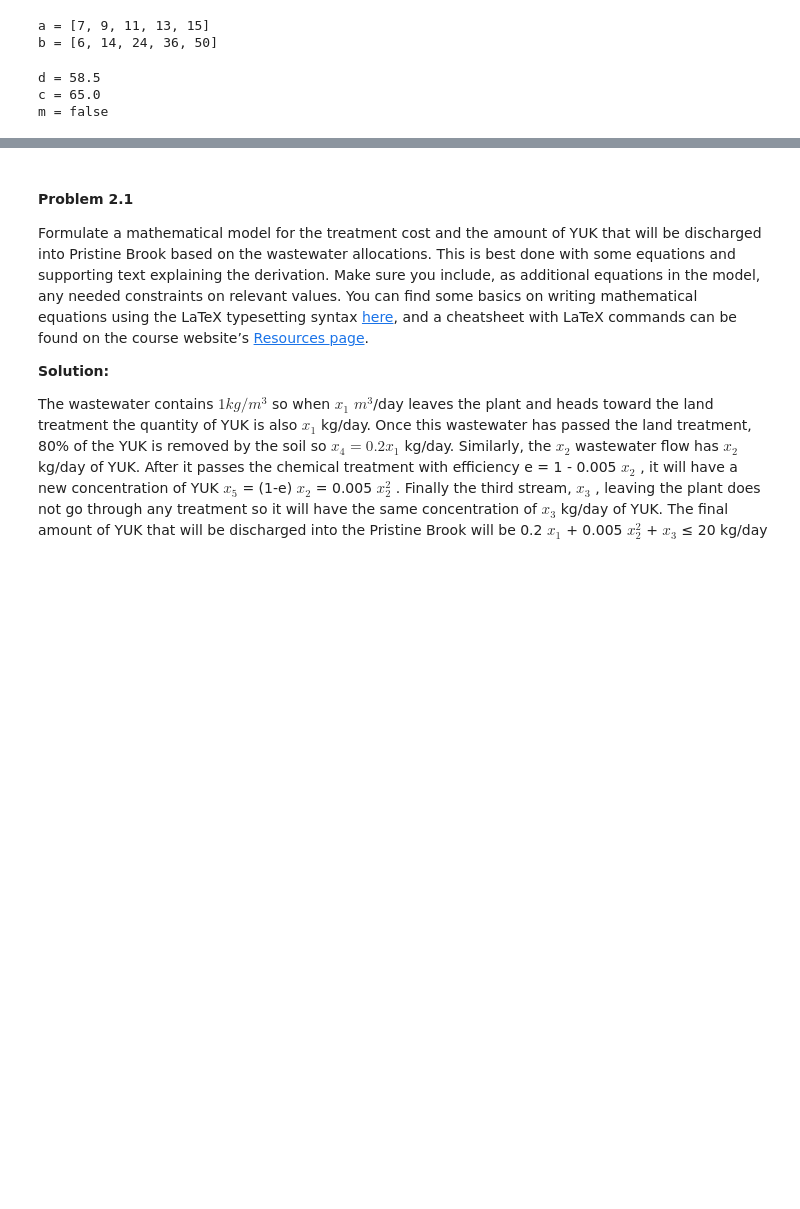
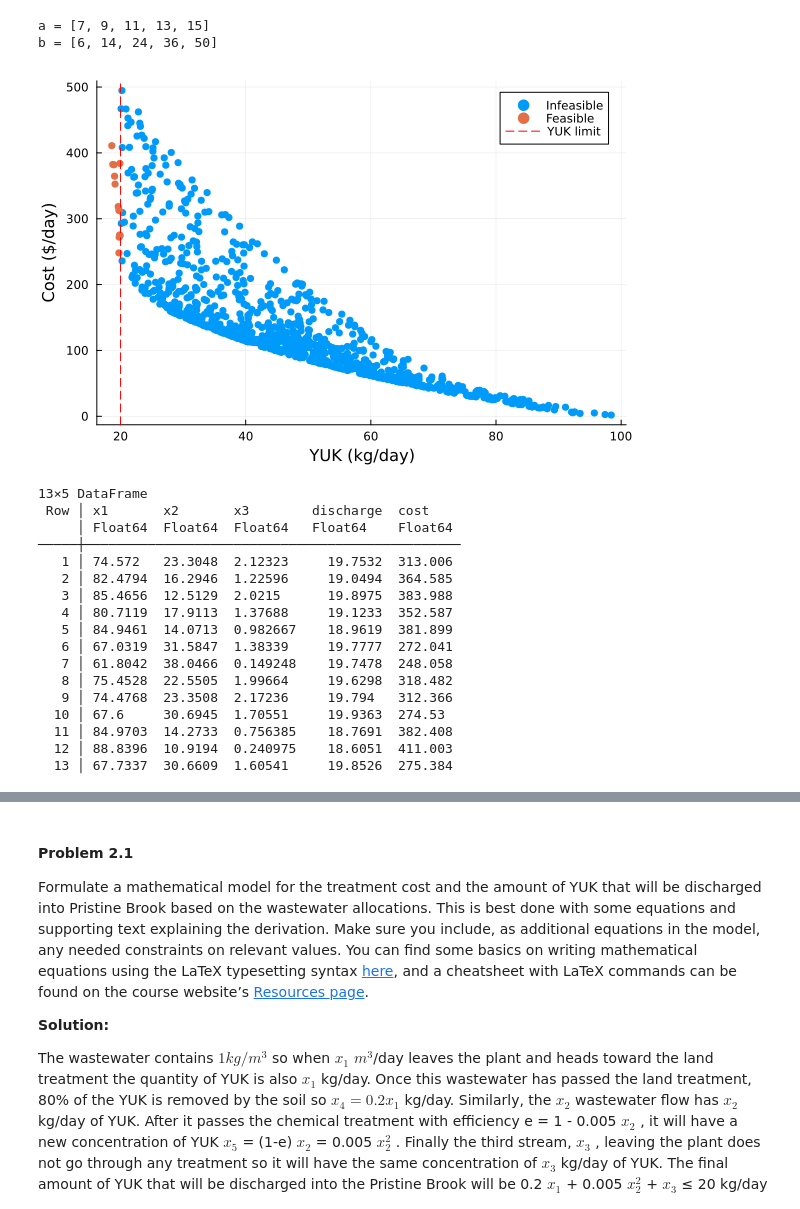
Before and after one commit to BEE4750-FA25/bee4750-hw1-rv297, a Jupyter notebook: hw01.ipynb, the cells around one changed output, grey strips where cells are left out. Cells and saved outputs as stored; diff of their text form; code cells hidden in the pictures; blank space fills up the shorter version.

Commit message:
problem 2.3

```diff
--- a/hw01.ipynb
+++ b/hw01.ipynb
@@ -340,30 +357,77 @@ b = [6, 14, 24, 36, 50]
 # %%
 function yuk_output(x1, x2, Q = 100)
     x3 = 100 - x1 - x2 #find x3 - water receiving NO treatment
     discharge = 0.2 * x1 + 0.005 * x2^2 + x3 #total YUK concentration going into Pristine Brook (kg/day)
     cost = ( x1^2 / 20 ) + 1.50 * x2 #total cost of the water treatment for x1 and x2 ($/day)
 
     #Discharge of YUK into the Pristine Brok must be less than 20 kg/day, this part of the code shows whether this standard is met by the given wastewater allocations in the system
     if discharge <= 20 #if YUK concentration is no more than 20kg/day, then standard is met
         meets_standard = true
     else
         meets_standard = false #if it is more than 20kg/day, standard is NOT met
+    end
     return(discharge, cost, meets_standard)
-    end
+
 end
 
 """
 x1 = 20
 x2 = 30
 (d, c, m) = yuk_output(x1, x2, 100)
 @show d;
 @show c;
 @show m;
 """
+
+# Problem 2.3
+using Random, Distributions, Plots
+Random.seed!(42)
+Q = 100 # max flow leaving plant
+N = 1000 # N of trials
+
+# set up the random trials
+X = rand(Dirichlet(3,1.0), N)
+x1 = Q .* X[1, :]
+x2 = Q .* X[2, :]
+
+d = similar(x1) # discharge
+c = similar(x2) # cost
+s = falses(N) # whether discharge into Pristine Brook meets the standard
+
+for i in 1:N
+    d[i], c[i], s[i] = yuk_output(x1[i], x2[i], Q) # test the model for each of the random trials
+end
+
+# Find all the tests that do NOT exceed 20 kg.day of YUK into Pristine Brook
+using DataFrames
+feasible_trials = DataFrame( x1 = x1[s], x2 = x2[s], x3 = 100 .- x1[s] .- x2[s], discharge = d[s], cost = c[s])
+print(feasible_trials)
+
+# Scatter plot of all trials
+scatter(d[.!s], c[.!s], label="Infeasible", ms=4, markerstrokewidth=0,
+        xlabel="YUK (kg/day)", ylabel="Cost (\$/day)") # plot all points that are above the 20 kg/day YUK concentration
+scatter!(d[s], c[s], label="Feasible", ms=4, markerstrokewidth=0) # plot all points equal to or below 20 kg/day YUK concentration
+vline!([20], linestyle=:dash, color=:red, label="YUK limit") # mark the 20 kg/day limit with a vertical red line
+display(current())
 # %% [output]
+[figure, added]
-d = 58.5
-c = 65.0
-m = false
+13×5 DataFrame
+ Row │ x1       x2       x3        discharge  cost
+     │ Float64  Float64  Float64   Float64    Float64
+─────┼────────────────────────────────────────────────
+   1 │ 74.572   23.3048  2.12323     19.7532  313.006
+   2 │ 82.4794  16.2946  1.22596     19.0494  364.585
+   3 │ 85.4656  12.5129  2.0215      19.8975  383.988
+   4 │ 80.7119  17.9113  1.37688     19.1233  352.587
+   5 │ 84.9461  14.0713  0.982667    18.9619  381.899
+   6 │ 67.0319  31.5847  1.38339     19.7777  272.041
+   7 │ 61.8042  38.0466  0.149248    19.7478  248.058
+   8 │ 75.4528  22.5505  1.99664     19.6298  318.482
+   9 │ 74.4768  23.3508  2.17236     19.794   312.366
+  10 │ 67.6     30.6945  1.70551     19.9363  274.53
+  11 │ 84.9703  14.2733  0.756385    18.7691  382.408
+  12 │ 88.8396  10.9194  0.240975    18.6051  411.003
+  13 │ 67.7337  30.6609  1.60541     19.8526  275.384
 # %% [markdown]
 Make sure you comment your code appropriately to make it clear what is going on and why.
 
```
Also changed, not shown: parts of 2 cells of this notebook, 2 other files.
